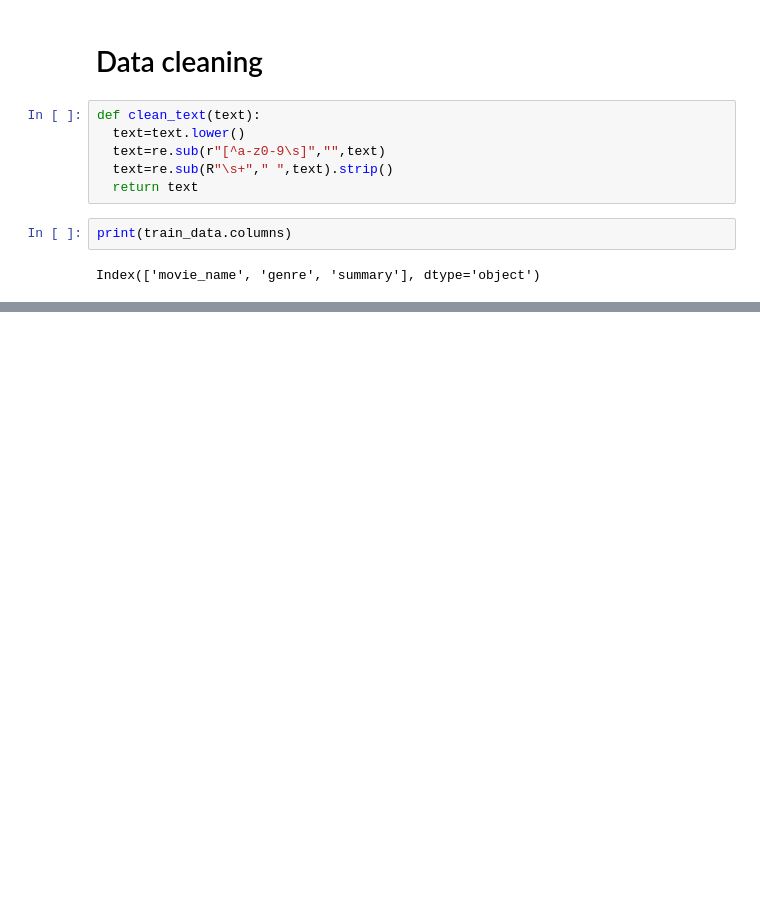
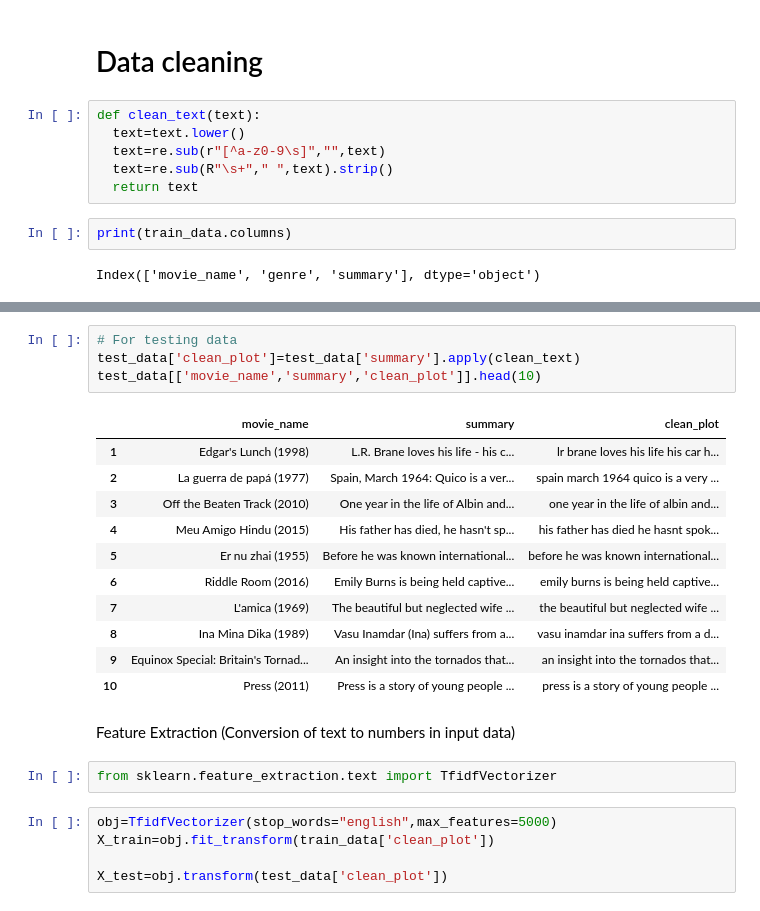
Before and after one commit to nid067/CODSOFT, a Jupyter notebook: genre_classification.ipynb, the cells around one changed output, grey strips where cells are left out. Cells and saved outputs as stored; diff of their text form; blank space fills up the shorter version.

Commit message:
Till feature extraction

```diff
--- a/genre_classification.ipynb
+++ b/genre_classification.ipynb
@@ -61,3 +62,28 @@ train_data[['movie_name', 'genre', 'summary','clean_plot']].head(10)
 | 8 | One Step Away (1985) | crime | Ron Petrie (Keanu Reeves) is a tr... | ron petrie keanu reeves is a trou... |
 | 9 | "Desperate Hours" (2016) | reality-tv | A sudden calamitous event, causin... | a sudden calamitous event causing... |
 | 10 | Spirits (2014/I) | horror | Four high school students embark ... | four high school students embark ... |
+# %%
+# For testing data
+test_data['clean_plot']=test_data['summary'].apply(clean_text)
+test_data[['movie_name','summary','clean_plot']].head(10)
+# %% [output]
+|  | movie_name | summary | clean_plot |
+| 1 | Edgar's Lunch (1998) | L.R. Brane loves his life - his c... | lr brane loves his life his car h... |
+| 2 | La guerra de papá (1977) | Spain, March 1964: Quico is a ver... | spain march 1964 quico is a very ... |
+| 3 | Off the Beaten Track (2010) | One year in the life of Albin and... | one year in the life of albin and... |
+| 4 | Meu Amigo Hindu (2015) | His father has died, he hasn't sp... | his father has died he hasnt spok... |
+| 5 | Er nu zhai (1955) | Before he was known international... | before he was known international... |
+| 6 | Riddle Room (2016) | Emily Burns is being held captive... | emily burns is being held captive... |
+| 7 | L'amica (1969) | The beautiful but neglected wife ... | the beautiful but neglected wife ... |
+| 8 | Ina Mina Dika (1989) | Vasu Inamdar (Ina) suffers from a... | vasu inamdar ina suffers from a d... |
+| 9 | Equinox Special: Britain's Tornad... | An insight into the tornados that... | an insight into the tornados that... |
+| 10 | Press (2011) | Press is a story of young people ... | press is a story of young people ... |
+# %% [markdown]
+Feature Extraction (Conversion of text to numbers in input data)
+# %%
+from sklearn.feature_extraction.text import TfidfVectorizer
+# %%
+obj=TfidfVectorizer(stop_words="english",max_features=5000)
+X_train=obj.fit_transform(train_data['clean_plot'])
+
+X_test=obj.transform(test_data['clean_plot'])
```
Also changed, not shown: parts of 1 cell of this notebook.
